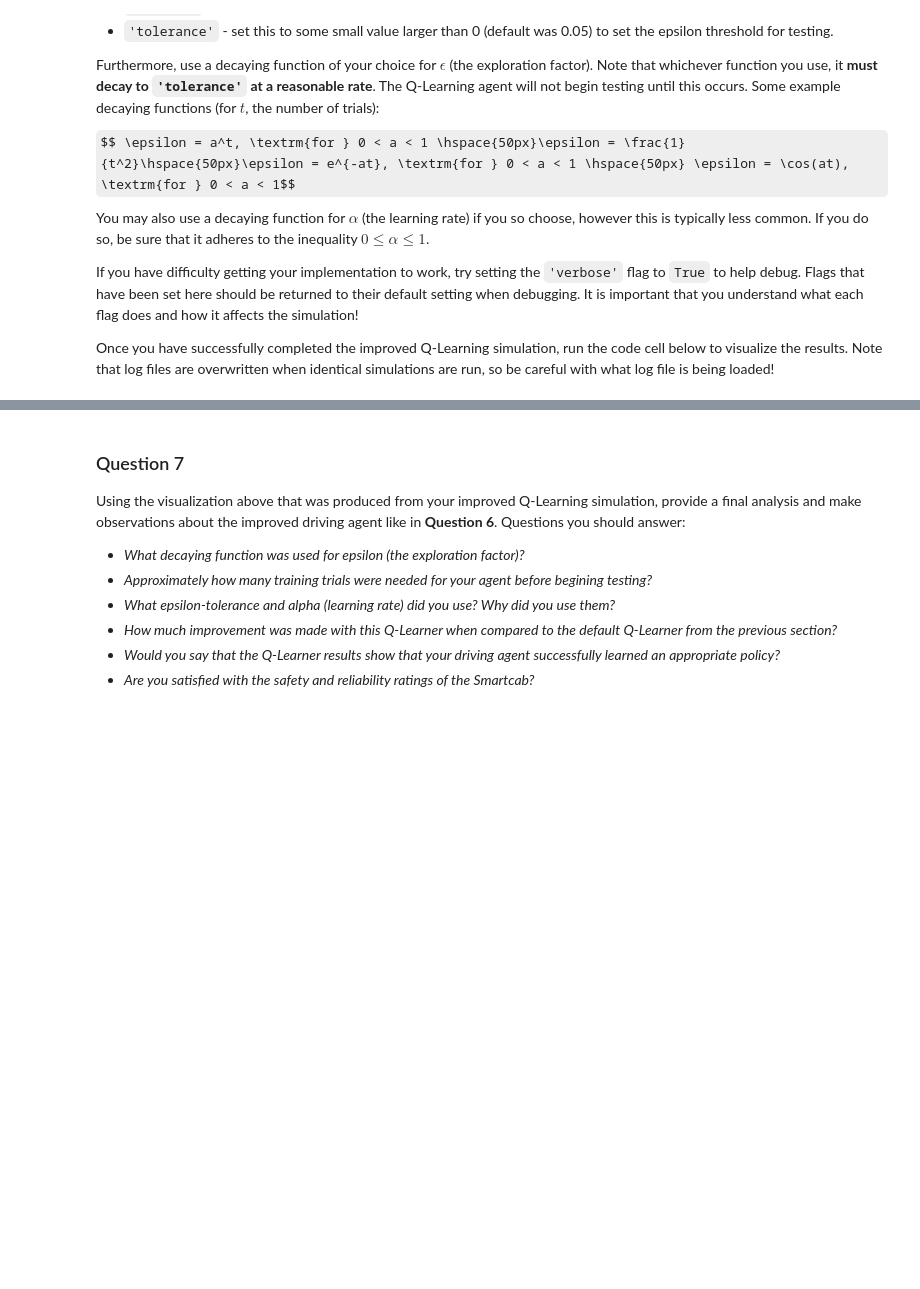
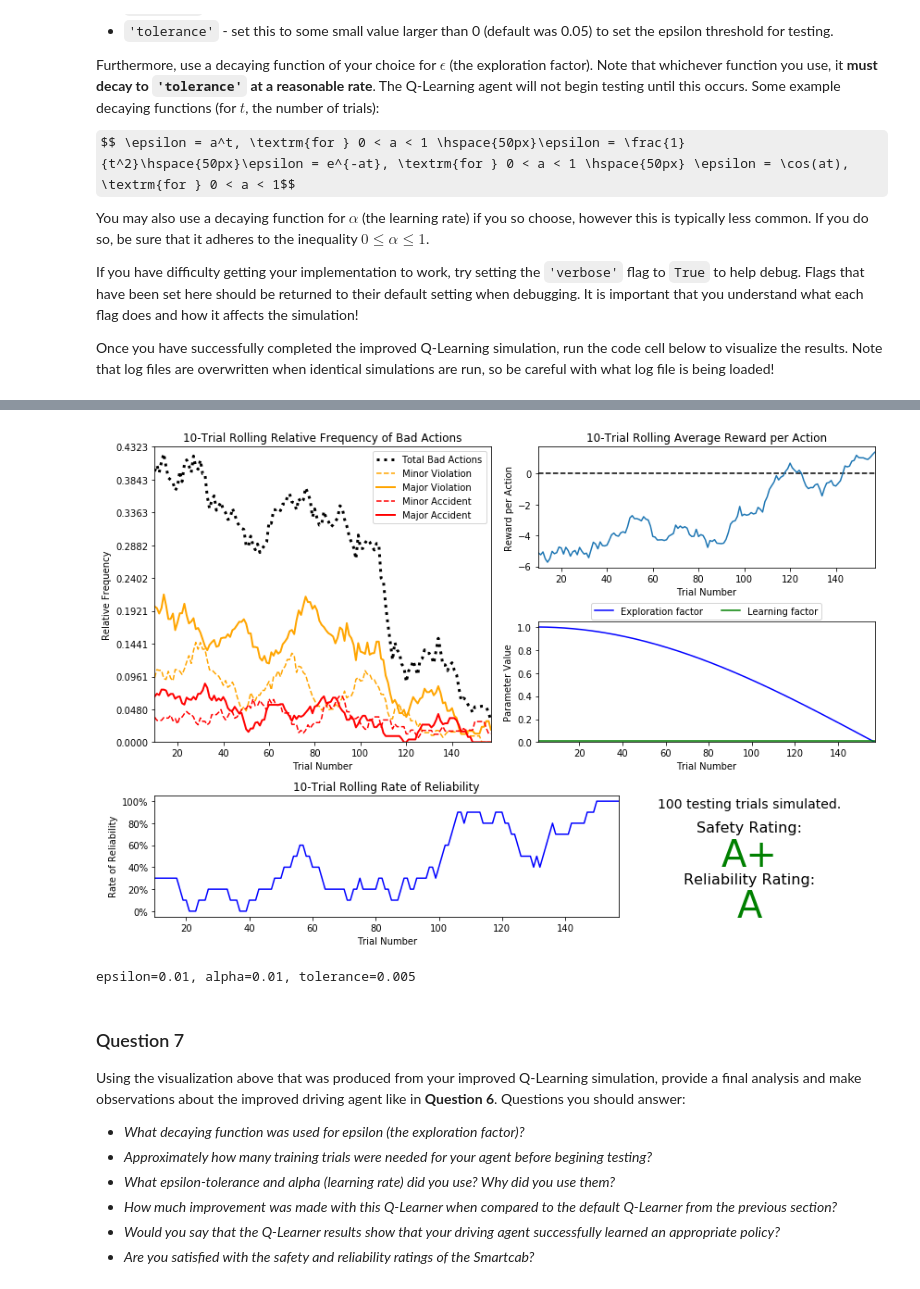
Before and after one commit to adidoit/mlnd-smartcab, a Jupyter notebook: smartcab.ipynb, the cells around one changed output, grey strips where cells are left out. Drawn from its saved outputs; the diff is of its cells as text; code cells hidden in the pictures; some formulas as TeX source; blank space fills up the shorter version.

```diff
--- a/smartcab.ipynb
+++ b/smartcab.ipynb
@@ -214,3 +258,10 @@ vs.plot_trials('sim_improved-learning.csv')
+# %%
+# Load the 'sim_improved-learning' file from the improved Q-Learning simulation
+vs.plot_trials('sim_improved-learning.csv')
+print("epsilon=0.01, alpha=0.01, tolerance=0.005")
+# %% [output]
+[figure, added]
+epsilon=0.01, alpha=0.01, tolerance=0.005
 # %% [markdown]
 ### Question 7
 Using the visualization above that was produced from your improved Q-Learning simulation, provide a final analysis and make observations about the improved driving agent like in **Question 6**. Questions you should answer:
```
Also changed, not shown: parts of 19 cells of this notebook, 7 other files.
